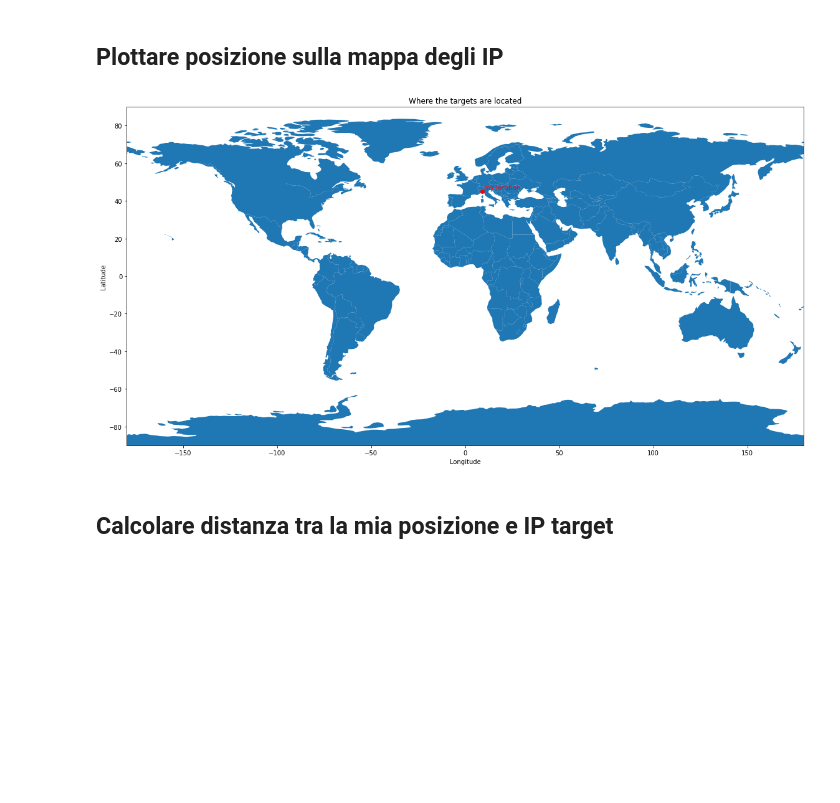
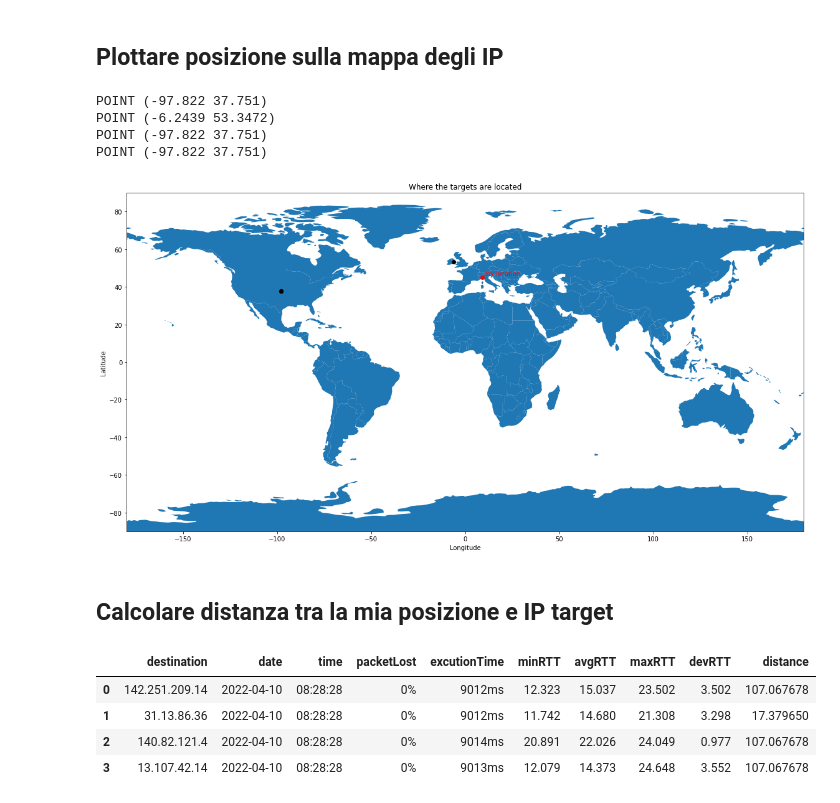
Before and after one commit to Davide-Lotito/EDI_labs, a Jupyter notebook: lab1/notebook/notebook.ipynb, the cells around one changed output. Cells and saved outputs as stored; diff of their text form; code cells hidden in the pictures; blank space fills up the shorter version.

Commit message:
calcuate distance from my location

```diff
--- a/lab1/notebook/notebook.ipynb
+++ b/lab1/notebook/notebook.ipynb
@@ -48,6 +48,7 @@ my_points = []
 
 for ip in IP_list:
     point = Point(getCoordinate.coordinates(ip))
+    print(point)
     os.system("sleep 1")# wait because of the free-API
     my_points.append(point)
 
@@ -68,6 +69,24 @@ plt.xlabel("Longitude")
 plt.ylabel("Latitude")
 plt.show()
 # %% [output]
+POINT (-97.822 37.751)
+POINT (-6.2439 53.3472)
+POINT (-97.822 37.751)
+POINT (-97.822 37.751)
 [figure]
 # %% [markdown]
 ## Calcolare distanza tra la mia posizione e IP target
+# %%
+distances = []
+for p in my_points:
+    d = my_point.distance(p)
+    distances.append(d)
+# %%
+df = df.assign(distance=distances)
+df
+# %% [output]
+|  | destination | date | time | packetLost | excutionTime | minRTT | avgRTT | maxRTT | devRTT | distance |
+| 0 | 142.251.209.14 | 2022-04-10 | 08:28:28 | 0% | 9012ms | 12.323 | 15.037 | 23.502 | 3.502 | 107.067678 |
+| 1 | 31.13.86.36 | 2022-04-10 | 08:28:28 | 0% | 9012ms | 11.742 | 14.680 | 21.308 | 3.298 | 17.379650 |
+| 2 | 140.82.121.4 | 2022-04-10 | 08:28:28 | 0% | 9014ms | 20.891 | 22.026 | 24.049 | 0.977 | 107.067678 |
+| 3 | 13.107.42.14 | 2022-04-10 | 08:28:28 | 0% | 9013ms | 12.079 | 14.373 | 24.648 | 3.552 | 107.067678 |
```
Also changed, not shown: parts of 2 cells of this notebook.
